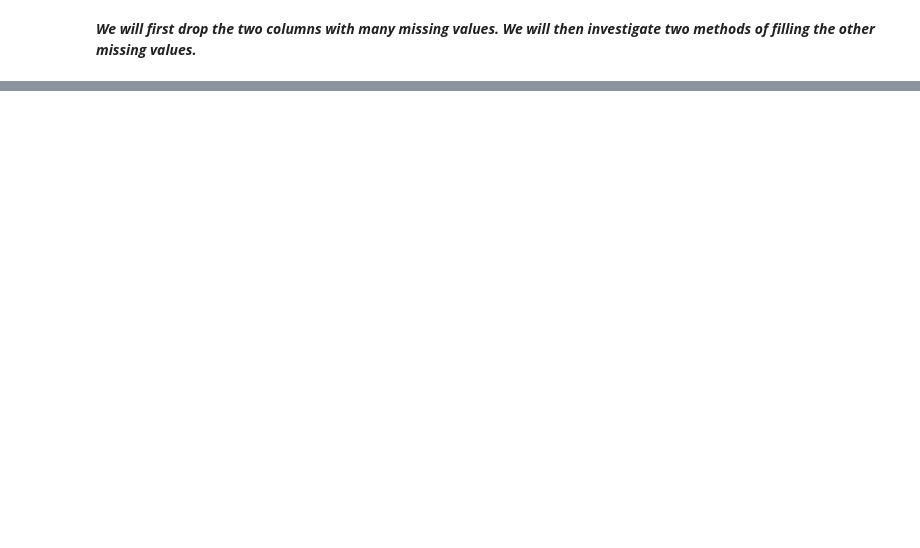
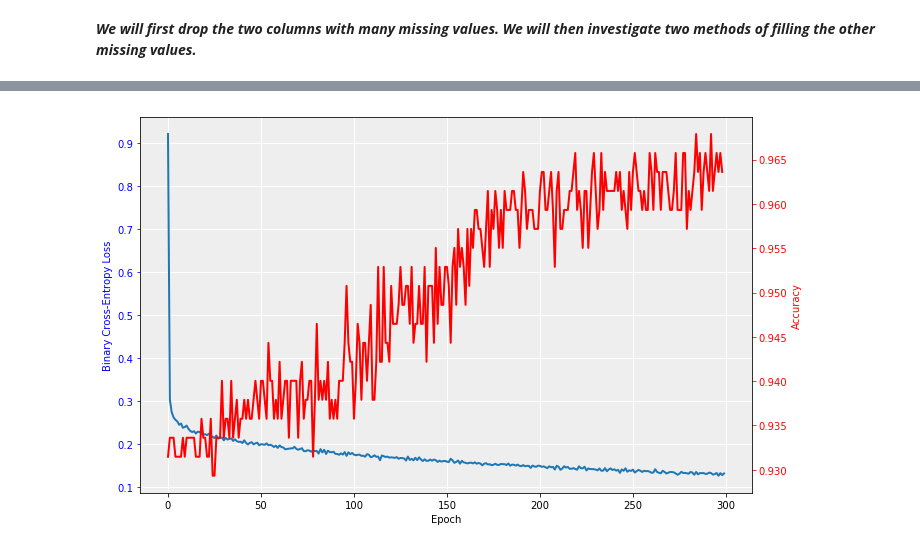
Before and after one commit to munozalexander/Cervical-Cancer-Risk, a Jupyter notebook: CervicalCancerNotebook.ipynb, the cells around one changed output, grey strips where cells are left out. Cells and saved outputs as stored; diff of their text form; code cells hidden in the pictures; blank space fills up the shorter version.

```diff
--- a/CervicalCancerNotebook.ipynb
+++ b/CervicalCancerNotebook.ipynb
@@ -82,0 +125,3 @@ len(colcurr)
+# %%
+# drop extra datacolumns
+data_drop = data_drop.dropna()
@@ -82,0 +179,18 @@ len(colcurr)
+# %%
+# plot errors
+fig, ax1 = simple_ax(figsize=(10,6))
+ax1.plot(history.history['loss'], label='loss', linewidth=2)
+ax1.set_xlabel('Epoch')
+ax1.set_ylabel('Binary Cross-Entropy Loss', color='b')
+ax1.tick_params('y', colors='b')
+
+ax2 = ax1.twinx()
+plt.plot(history.history['acc'][1:], 'r-', label='accuracy', linewidth=2)
+ax2.set_ylabel('Accuracy', color='r')
+ax2.tick_params('y', colors='r')
+
+fig.tight_layout()
+#plt.savefig('Figures/error2.png')
+plt.show()
+# %% [output]
+[figure, added]
```
Also changed, not shown: parts of 24 cells of this notebook, 14 other files.
